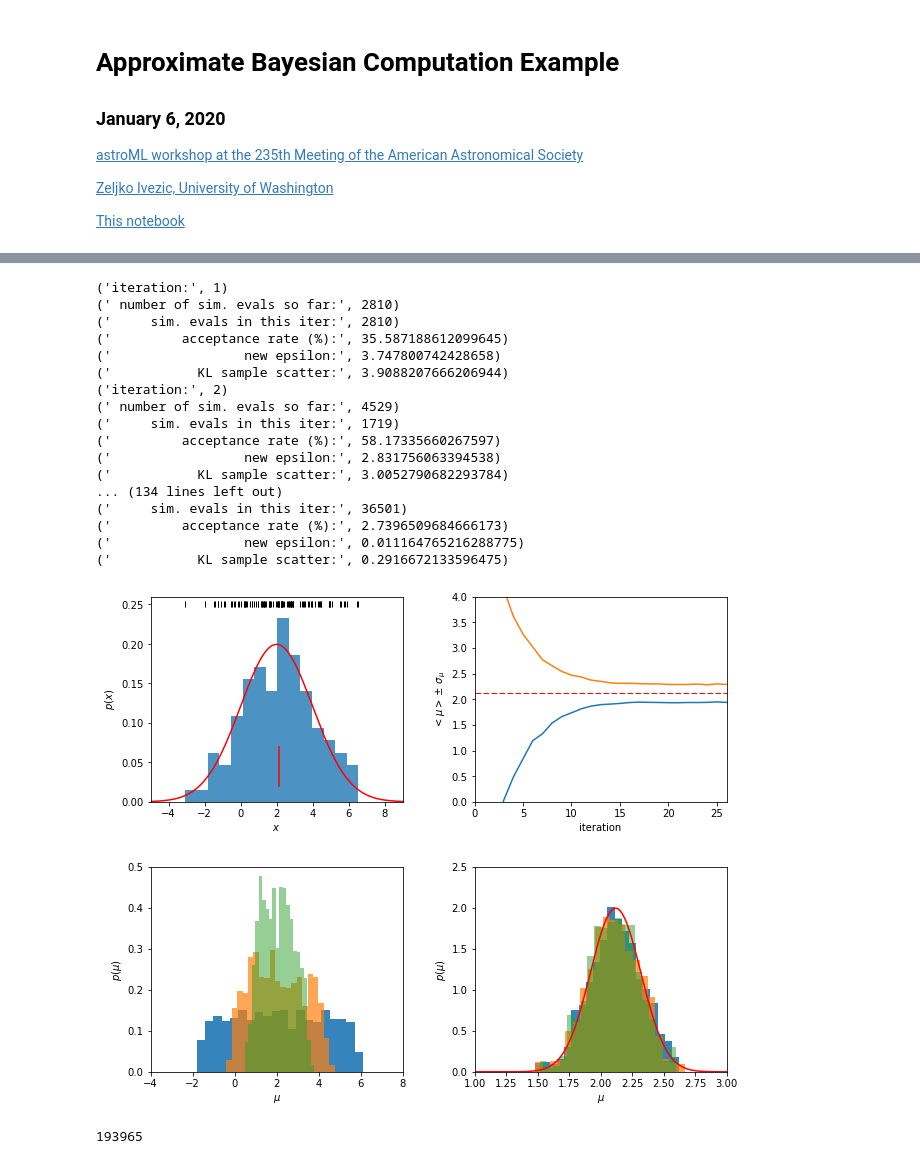
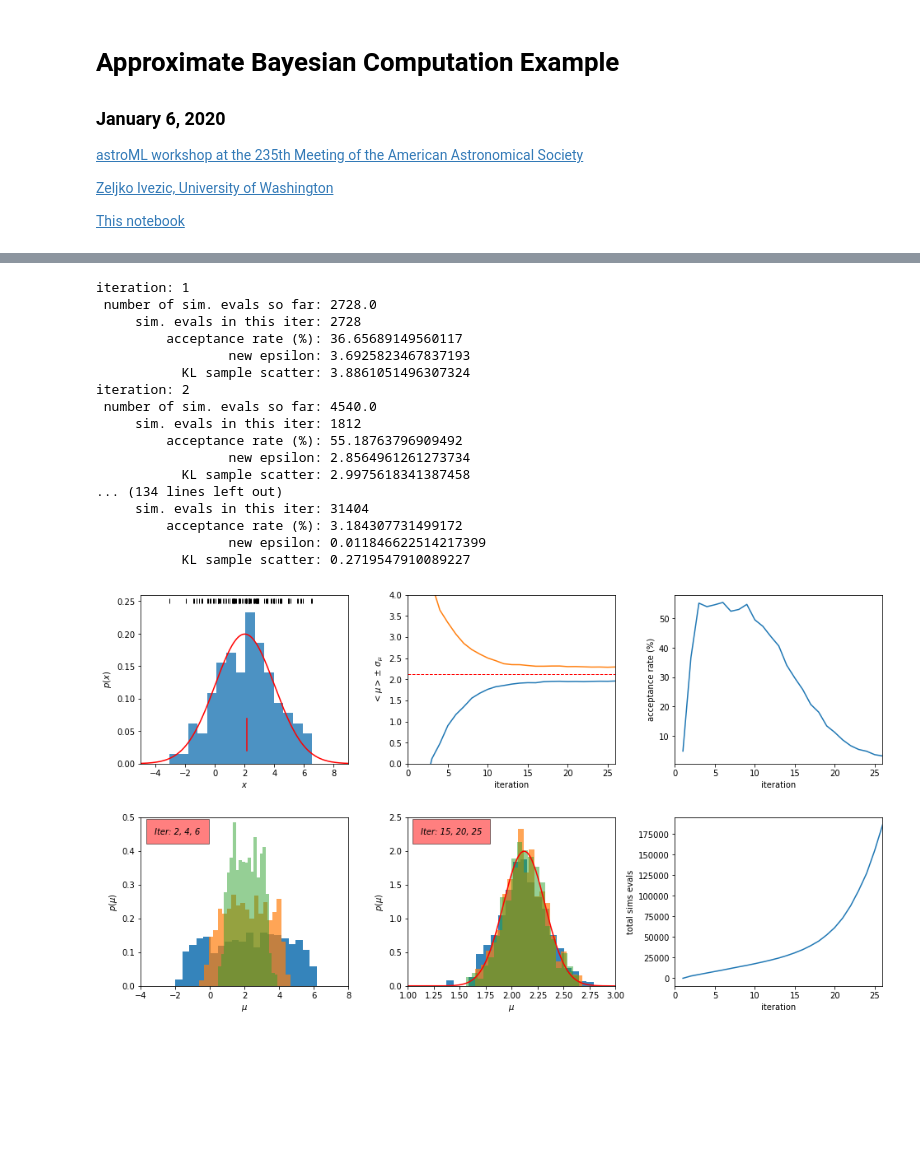
Before and after one commit to astroML/astroML-workshop_AAS235, a Jupyter notebook: AAS2019_ABCexample.ipynb, the cells around one changed output, grey strips where cells are left out. Saved outputs shown, nothing was run; the diff lists cells and outputs as text; code cells hidden in the pictures; blank space fills up the shorter version.

```diff
--- a/AAS2019_ABCexample.ipynb
+++ b/AAS2019_ABCexample.ipynb
@@ -158,7 +183,7 @@ def doABC(data, Niter, Ndraw, D, theta, weights, eps, sigmaTrue, verbose=False):
             print('           KL sample scatter:', scatter)
     return ssTot
 # %%
-def plotABC(theta, weights, Niter, data, muTrue, sigTrue):
+def plotABC(theta, weights, Niter, data, muTrue, sigTrue, accrate, simTot):
 
     Nresample = 100000
     Ndata = np.size(data)
@@ -186,6 +211,9 @@ def plotABC(theta, weights, Niter, data, muTrue, sigTrue):
         ax1.hist(sample, 20, normed=True, histtype='stepfilled',
                  alpha=0.9-(0.04*(j-15)))
     ax1.plot(x, truedist.pdf(x), 'r')
+    ax1.text(1.12, 2.25, 'Iter: 15, 20, 25', style='italic',
+        bbox={'facecolor': 'red', 'alpha': 0.5, 'pad': 10})
+
 
     # first few iterations
     ax2 = fig.add_axes((0.1, 0.1, 0.35, 0.38))
@@ -197,6 +225,9 @@ def plotABC(theta, weights, Niter, data, muTrue, sigTrue):
         sample = weightedResample(theta[j], Nresample, weights[j])
         ax2.hist(sample, 20, normed=True, histtype='stepfilled',
                  alpha=(0.9-0.1*(j-2)))
+    ax2.text(-3.2, 0.45, 'Iter: 2, 4, 6', style='italic',
+        bbox={'facecolor': 'red', 'alpha': 0.5, 'pad': 10})
+
 
     # mean and scatter vs. iteration number
     ax3 = fig.add_axes((0.55, 0.60, 0.35, 0.38))
@@ -223,6 +254,24 @@ def plotABC(theta, weights, Niter, data, muTrue, sigTrue):
     ax4.plot([xmean, xmean], [0.02, 0.07], c='r')
     ax4.plot(data, 0.25 * np.ones(len(data)), '|k')
 
+    # acceptance rate vs. iteration number
+    ax5 = fig.add_axes((1.00, 0.60, 0.35, 0.38))
+    ax5.set_xlabel('iteration')
+    ax5.set_ylabel(r'acceptance rate (%)')
+    ax5.set_xlim(0, Niter)
+    # ax5.set_ylim(0, 4)
+    iter = np.linspace(1, Niter, Niter)
+    ax5.plot(iter, accrate)
+
+    # the number of simulations vs. iteration number
+    ax6 = fig.add_axes((1.00, 0.10, 0.35, 0.38))
+    ax6.set_xlabel('iteration')
+    ax6.set_ylabel(r'total sims evals')
+    ax6.set_xlim(0, Niter)
+    # ax6.set_ylim(0, 4)
+    iter = np.linspace(1, Niter, Niter)
+    ax6.plot(iter, simTot)
+
     plt.show()
 # %%
 def simulateData(Ndata, mu, sigma):
@@ -256,37 +305,35 @@ theta = np.empty([Niter, Ndraw])
 weights = np.empty([Niter, Ndraw])
 D = np.empty([Niter, Ndraw])
 eps = np.empty([Niter])
+accrate = np.empty([Niter])
+simTot = np.empty([Niter])
 meanT = np.zeros(Niter)
 stdT = np.zeros(Niter)
 # %%
-numberSimEvals = doABC(data, Niter, Ndraw, D, theta, weights, eps, sigmaTrue, True)
+numberSimEvals = doABC(data, Niter, Ndraw, D, theta, weights, eps, accrate, simTot, sigmaTrue, True)
 # %% [output]
-('iteration:', 1)
-(' number of sim. evals so far:', 2810)
-('     sim. evals in this iter:', 2810)
-('         acceptance rate (%):', 35.587188612099645)
-('                 new epsilon:', 3.747800742428658)
-('           KL sample scatter:', 3.9088207666206944)
-('iteration:', 2)
-(' number of sim. evals so far:', 4529)
-('     sim. evals in this iter:', 1719)
-('         acceptance rate (%):', 58.17335660267597)
-('                 new epsilon:', 2.831756063394538)
-('           KL sample scatter:', 3.0052790682293784)
+iteration: 1
+ number of sim. evals so far: 2728.0
+     sim. evals in this iter: 2728
+         acceptance rate (%): 36.65689149560117
+                 new epsilon: 3.6925823467837193
+           KL sample scatter: 3.8861051496307324
+iteration: 2
+ number of sim. evals so far: 4540.0
+     sim. evals in this iter: 1812
+         acceptance rate (%): 55.18763796909492
+                 new epsilon: 2.8564961261273734
+           KL sample scatter: 2.9975618341387458
 ... (134 lines left out)
-('     sim. evals in this iter:', 36501)
-('         acceptance rate (%):', 2.7396509684666173)
-('                 new epsilon:', 0.011164765216288775)
-('           KL sample scatter:', 0.2916672133596475)
+     sim. evals in this iter: 31404
+         acceptance rate (%): 3.184307731499172
+                 new epsilon: 0.011846622514217399
+           KL sample scatter: 0.2719547910089227
 # %%
 # plot
-plotABC(theta, weights, Niter, data, muTrue, sigmaTrue)
+plotABC(theta, weights, Niter, data, muTrue, sigmaTrue, accrate, simTot)
 # %% [output]
-[figure, old version]
+[figure, new version]
-# %%
-numberSimEvals
-# %% [output]
-193965
 # %% [markdown]
 ## Conclusions:
 
```
Also changed, not shown: parts of 18 cells of this notebook.
